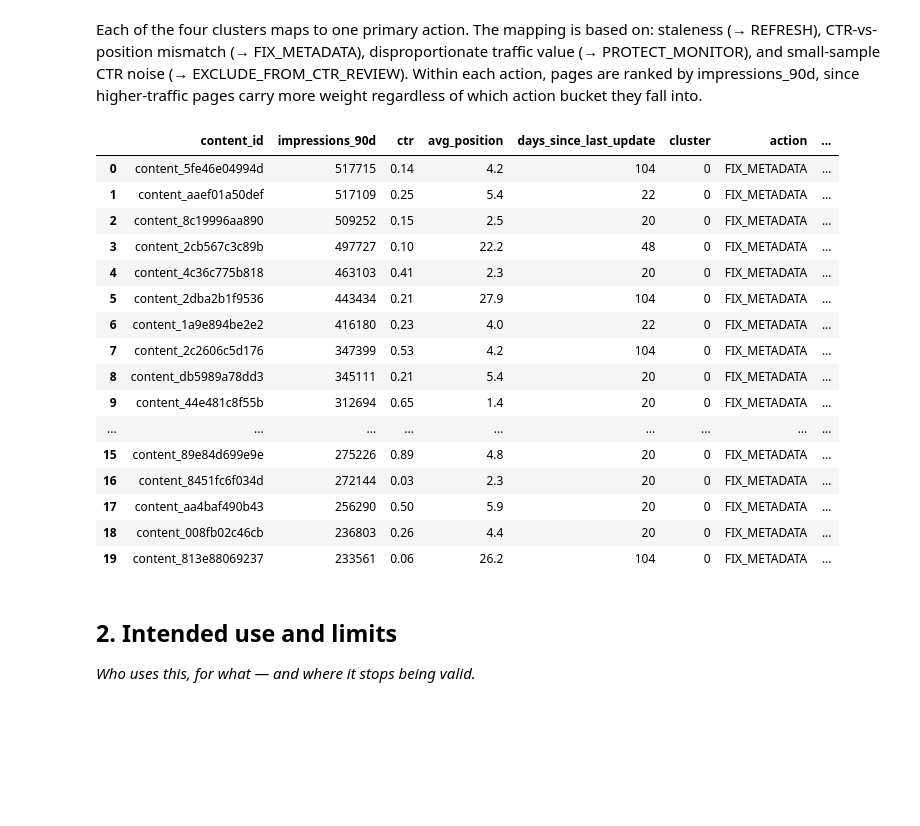
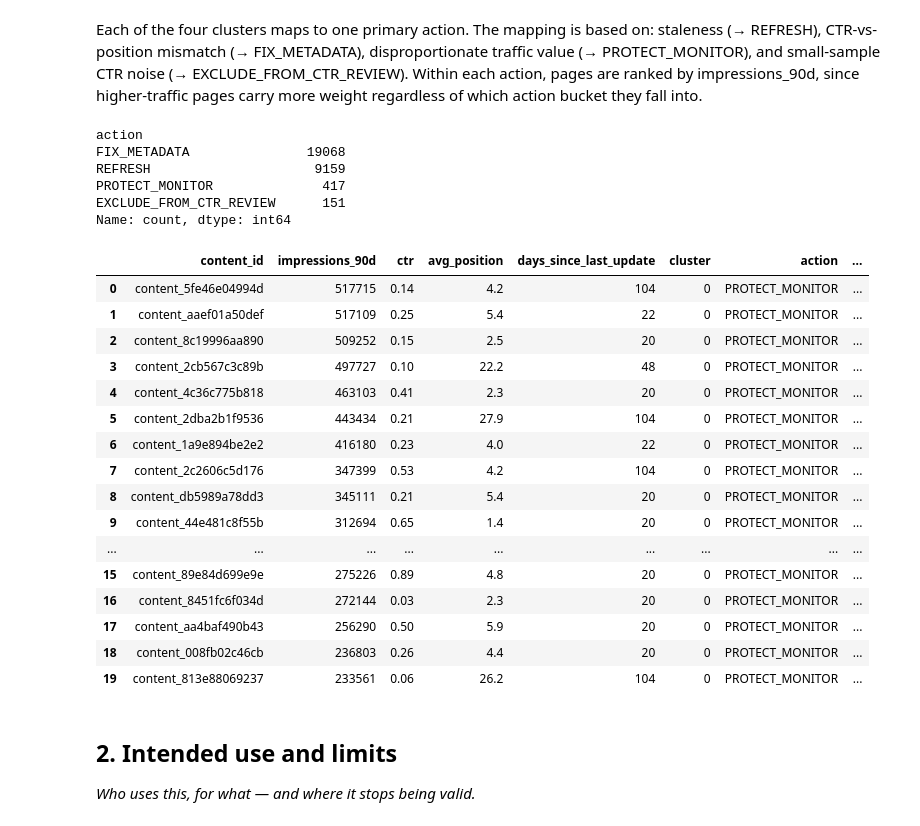
Before and after one commit to Sunidhishree/flyrank-ml-internship1, a Jupyter notebook: work/notebooks/w07_action_playbook.ipynb, the cells around one changed output. Drawn from its saved outputs; the diff is of its cells as text; code cells hidden in the pictures; blank space fills up the shorter version.

```diff
--- a/work/notebooks/w07_action_playbook.ipynb
+++ b/work/notebooks/w07_action_playbook.ipynb
@@ -47,39 +47,47 @@ cluster
 # %% [markdown]
 Each of the four clusters maps to one primary action. The mapping is based on: staleness (→ REFRESH), CTR-vs-position mismatch (→ FIX_METADATA), disproportionate traffic value (→ PROTECT_MONITOR), and small-sample CTR noise (→ EXCLUDE_FROM_CTR_REVIEW). Within each action, pages are ranked by impressions_90d, since higher-traffic pages carry more weight regardless of which action bucket they fall into.
 # %%
-# Placeholder — update mapping once real centroids are confirmed
 mapping = {
-    0: ("FIX_METADATA", "LOW_CTR_GOOD_POSITION"),
-    1: ("REFRESH", "STALE_HIGH_VISIBILITY"),
-    2: ("PROTECT_MONITOR", "HIGH_VALUE_LOW_RISK_TOLERANCE"),
-    3: ("EXCLUDE_FROM_CTR_REVIEW", "SMALL_SAMPLE_NOISE"),
+    0: ("PROTECT_MONITOR", "HIGH_VALUE_LOW_RISK_TOLERANCE"),   # 111,853 impressions, position 10.6
+    1: ("FIX_METADATA", "STEADY_MODERATE_CTR"),                 # 3,262 impressions, recently updated
+    2: ("REFRESH", "STALE_HIGH_VISIBILITY"),                    # 5,150 impressions, 106 days stale
+    3: ("EXCLUDE_FROM_CTR_REVIEW", "SMALL_SAMPLE_NOISE"),       # 4.9 impressions, 37.6% CTR — noise
 }
+
 def assign_action(row):
     action, reason = mapping.get(row["cluster"], ("NO_ACTION", "NONE"))
     return pd.Series({"action": action, "reason_code": reason})
 
 actions = clean.apply(assign_action, axis=1)
 playbook = pd.concat([clean[["content_id"] + feat_cols + ["cluster"]], actions], axis=1)
 playbook = playbook.sort_values("impressions_90d", ascending=False).reset_index(drop=True)
+
+print(playbook["action"].value_counts())
 playbook.head(20)
 # %% [output]
+action
+FIX_METADATA               19068
+REFRESH                     9159
+PROTECT_MONITOR              417
+EXCLUDE_FROM_CTR_REVIEW      151
+Name: count, dtype: int64
 |  | content_id | impressions_90d | ctr | avg_position | days_since_last_update | cluster | action | ... |
-| 0 | content_5fe46e04994d | 517715 | 0.14 | 4.2 | 104 | 0 | FIX_METADATA | ... |
-| 1 | content_aaef01a50def | 517109 | 0.25 | 5.4 | 22 | 0 | FIX_METADATA | ... |
-| 2 | content_8c19996aa890 | 509252 | 0.15 | 2.5 | 20 | 0 | FIX_METADATA | ... |
-| 3 | content_2cb567c3c89b | 497727 | 0.10 | 22.2 | 48 | 0 | FIX_METADATA | ... |
-| 4 | content_4c36c775b818 | 463103 | 0.41 | 2.3 | 20 | 0 | FIX_METADATA | ... |
-| 5 | content_2dba2b1f9536 | 443434 | 0.21 | 27.9 | 104 | 0 | FIX_METADATA | ... |
-| 6 | content_1a9e894be2e2 | 416180 | 0.23 | 4.0 | 22 | 0 | FIX_METADATA | ... |
-| 7 | content_2c2606c5d176 | 347399 | 0.53 | 4.2 | 104 | 0 | FIX_METADATA | ... |
-| 8 | content_db5989a78dd3 | 345111 | 0.21 | 5.4 | 20 | 0 | FIX_METADATA | ... |
-| 9 | content_44e481c8f55b | 312694 | 0.65 | 1.4 | 20 | 0 | FIX_METADATA | ... |
+| 0 | content_5fe46e04994d | 517715 | 0.14 | 4.2 | 104 | 0 | PROTECT_MONITOR | ... |
+| 1 | content_aaef01a50def | 517109 | 0.25 | 5.4 | 22 | 0 | PROTECT_MONITOR | ... |
+| 2 | content_8c19996aa890 | 509252 | 0.15 | 2.5 | 20 | 0 | PROTECT_MONITOR | ... |
+| 3 | content_2cb567c3c89b | 497727 | 0.10 | 22.2 | 48 | 0 | PROTECT_MONITOR | ... |
+| 4 | content_4c36c775b818 | 463103 | 0.41 | 2.3 | 20 | 0 | PROTECT_MONITOR | ... |
+| 5 | content_2dba2b1f9536 | 443434 | 0.21 | 27.9 | 104 | 0 | PROTECT_MONITOR | ... |
+| 6 | content_1a9e894be2e2 | 416180 | 0.23 | 4.0 | 22 | 0 | PROTECT_MONITOR | ... |
+| 7 | content_2c2606c5d176 | 347399 | 0.53 | 4.2 | 104 | 0 | PROTECT_MONITOR | ... |
+| 8 | content_db5989a78dd3 | 345111 | 0.21 | 5.4 | 20 | 0 | PROTECT_MONITOR | ... |
+| 9 | content_44e481c8f55b | 312694 | 0.65 | 1.4 | 20 | 0 | PROTECT_MONITOR | ... |
 | ... | ... | ... | ... | ... | ... | ... | ... | ... |
-| 15 | content_89e84d699e9e | 275226 | 0.89 | 4.8 | 20 | 0 | FIX_METADATA | ... |
-| 16 | content_8451fc6f034d | 272144 | 0.03 | 2.3 | 20 | 0 | FIX_METADATA | ... |
-| 17 | content_aa4baf490b43 | 256290 | 0.50 | 5.9 | 20 | 0 | FIX_METADATA | ... |
-| 18 | content_008fb02c46cb | 236803 | 0.26 | 4.4 | 20 | 0 | FIX_METADATA | ... |
-| 19 | content_813e88069237 | 233561 | 0.06 | 26.2 | 104 | 0 | FIX_METADATA | ... |
+| 15 | content_89e84d699e9e | 275226 | 0.89 | 4.8 | 20 | 0 | PROTECT_MONITOR | ... |
+| 16 | content_8451fc6f034d | 272144 | 0.03 | 2.3 | 20 | 0 | PROTECT_MONITOR | ... |
+| 17 | content_aa4baf490b43 | 256290 | 0.50 | 5.9 | 20 | 0 | PROTECT_MONITOR | ... |
+| 18 | content_008fb02c46cb | 236803 | 0.26 | 4.4 | 20 | 0 | PROTECT_MONITOR | ... |
+| 19 | content_813e88069237 | 233561 | 0.06 | 26.2 | 104 | 0 | PROTECT_MONITOR | ... |
 # %% [markdown]
 ## 2. Intended use and limits
 
```
Also changed, not shown: parts of 1 cell of this notebook.
